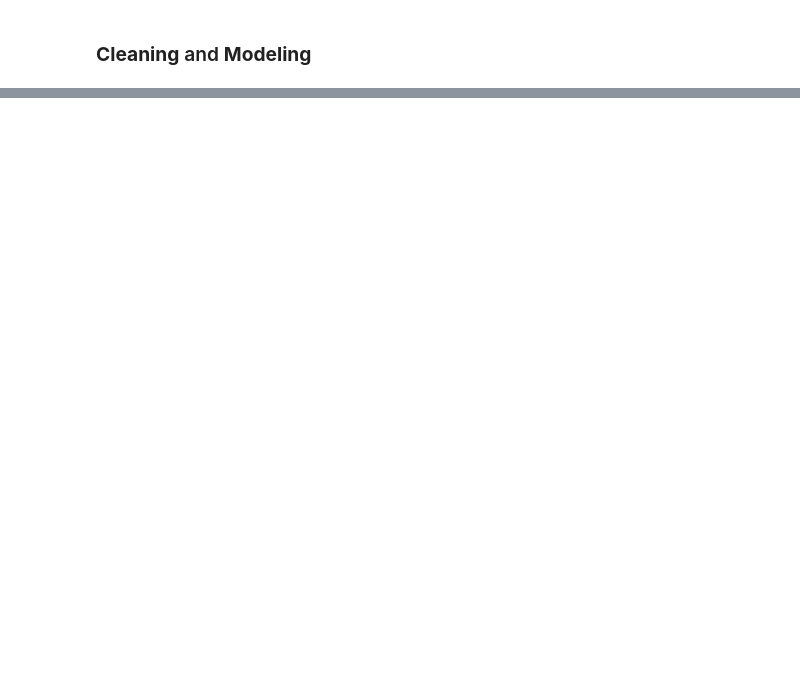
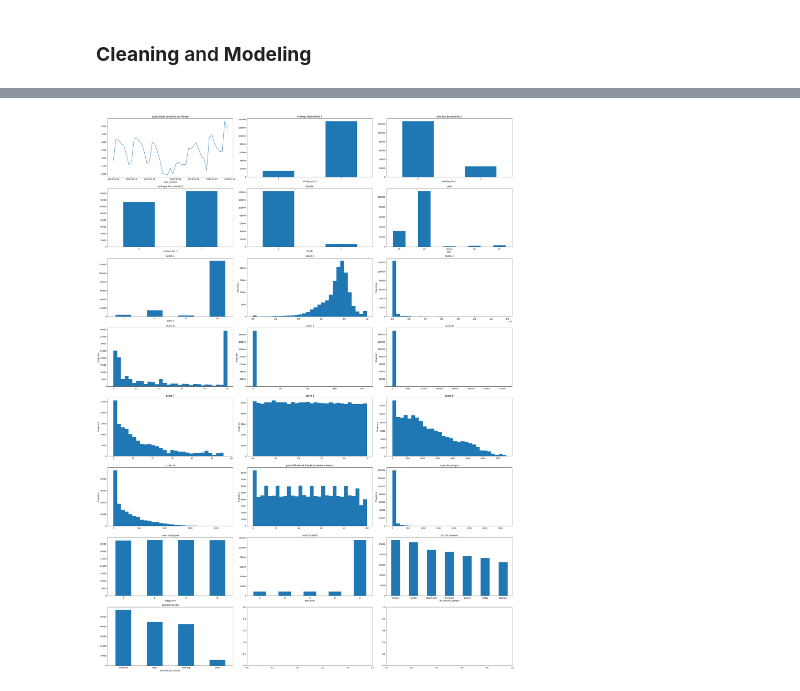
Before and after one commit to richardsantino/EBA-cases, a Jupyter notebook: 9. TCC/3 - fraude.ipynb, the cells around one changed output, grey strips where cells are left out. Saved outputs shown, nothing was run; the diff lists cells and outputs as text; code cells hidden in the pictures; blank space fills up the shorter version.

Commit message:
done univariate analysis

```diff
--- a/9. TCC/3 - fraude.ipynb
+++ b/9. TCC/3 - fraude.ipynb
@@ -229,0 +243,82 @@ leak for target col: <score_fraude_modelo>
+# %%
+
+lines = 8
+columns = 3
+fig, axs = plt.subplots(lines, columns, figsize=(30, 5*lines))
+
+df.groupby('data_compra')['valor_compra'].count().plot.line(ax=axs[0, 0])
+axs[0, 0].set_title('quantidade compras por tempo')
+
+df['entrega_doc_1'].value_counts(normalize=False).sort_index().plot.bar(ax=axs[0, 1])
+axs[0, 1].set_title('entrega documento 1')
+
+df['entrega_doc_2'].value_counts(normalize=False).sort_index().plot.bar(ax=axs[0, 2])
+axs[0, 2].set_title('entrega documento 2')
+
+df['entrega_doc_3'].value_counts(normalize=False).sort_index().plot.bar(ax=axs[1, 0])
+axs[1, 0].set_title('entrega documento 3')
+
+df['fraude'].value_counts(normalize=False).sort_index().plot.bar(ax=axs[1, 1])
+axs[1, 1].set_title('fraude')
+
+df['pais'].value_counts(normalize=False).sort_index().plot.bar(ax=axs[1, 2])
+axs[1, 2].tick_params(axis='x', labelrotation=0)
+axs[1, 2].set_title('pais')
+
+df['score_1'].value_counts(normalize=False).sort_index().plot.bar(ax=axs[2, 0])
+axs[2, 0].set_title('score 1')
+
+df['score_2'].plot.hist(bins=30, ax=axs[2, 1])
+axs[2, 1].set_title('score 2')
+
+df['score_3'].plot.hist(bins=30, ax=axs[2, 2])
+axs[2, 2].set_title('score 3')
+
+df['score_4'].plot.hist(bins=30, ax=axs[3, 0])
+axs[3, 0].set_title('score 4')
+
+df['score_5'].plot.hist(bins=30, ax=axs[3, 1])
+axs[3, 1].set_title('score 5')
+
+df['score_6'].plot.hist(bins=30, ax=axs[3, 2])
+axs[3, 2].set_title('score 6')
+
+df['score_7'].plot.hist(bins=30, ax=axs[4, 0])
+axs[4, 0].set_title('score 7')
+
+df['score_8'].plot.hist(bins=30, ax=axs[4, 1])
+axs[4, 1].set_title('score 8')
+
+df['score_9'].plot.hist(bins=30, ax=axs[4, 2])
+axs[4, 2].set_title('score 9')
+
+df['score_10'].plot.hist(bins=30, ax=axs[5, 0])
+axs[5, 0].set_title('score 10')
+
+df['score_fraude_modelo'].plot.hist(bins=30, ax=axs[5, 1])
+axs[5, 1].set_title('probabiliade de fraude (modelo anterior)')
+
+df['valor_compra'].plot.hist(bins=30, ax=axs[5, 2])
+axs[5, 2].set_title('valor da compra')
+
+df['categ_nivel'].value_counts(normalize=False).sort_index().plot.bar(ax=axs[6, 0])
+axs[6, 0].set_title('nivel categoria')
+axs[6, 0].tick_params(axis='x', labelrotation=0)
+
+df['prod_nivel'].value_counts(normalize=False).sort_index().plot.bar(ax=axs[6, 1])
+axs[6, 1].set_title('nivel produto')
+axs[6, 1].tick_params(axis='x', labelrotation=0)
+
+df['dia_semana_compra'].value_counts(normalize=False).plot.bar(ax=axs[6, 2])
+axs[6, 2].set_title('dia da semana')
+axs[6, 2].tick_params(axis='x', labelrotation=0)
+
+df['periodo_dia_compra'].value_counts(normalize=False).plot.bar(ax=axs[7, 0])
+axs[7, 0].set_title('periodo do dia')
+axs[7, 0].tick_params(axis='x', labelrotation=0)
+
+# plt.suptitle('Univariate analisys')
+plt.tight_layout()
+plt.show()
+# %% [output]
+[figure, added]
```
Also changed, not shown: parts of 10 cells of this notebook.
